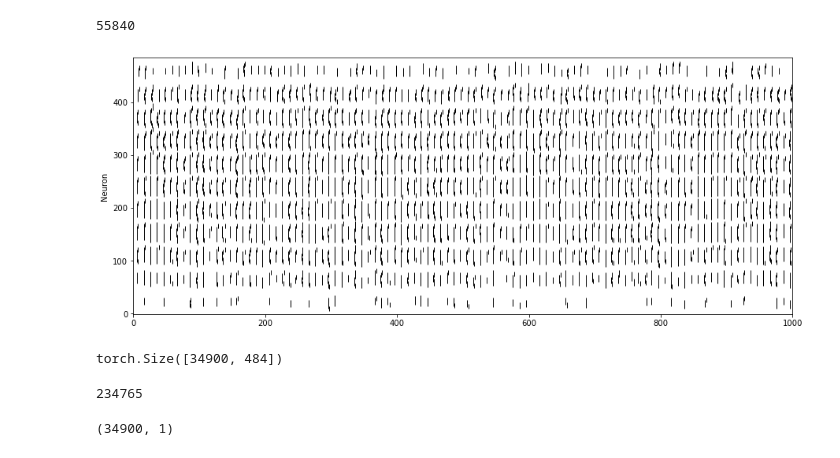
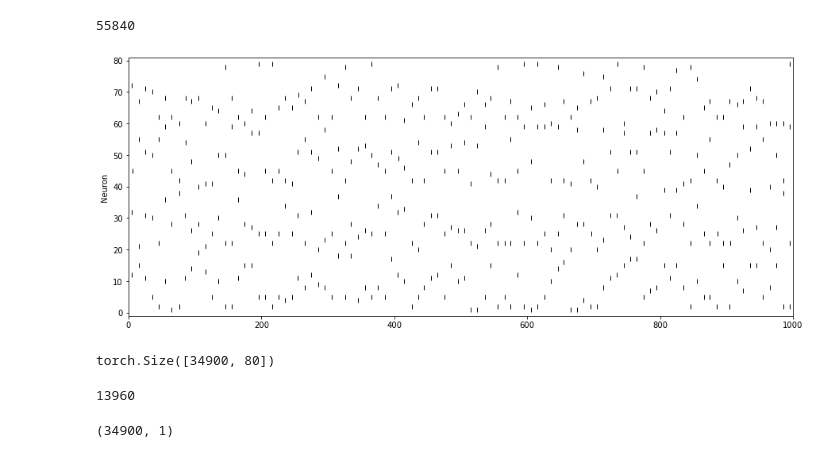
Before and after one commit to mmaximiliano/SDNN, a Jupyter notebook: patterns/SequenceVisualizer.ipynb, the cells around one changed output. Saved outputs shown, nothing was run; the diff lists cells and outputs as text; code cells hidden in the pictures.

```diff
--- a/patterns/SequenceVisualizer.ipynb
+++ b/patterns/SequenceVisualizer.ipynb
@@ -39,14 +39,14 @@ np.count_nonzero(Sin_out)
 torch.Size([34900, 320])
 55840
 # %%
-Sin_out_clean = torch.load('../cleanDSNN/results/Sin-out.pt')
+Sin_out_clean = torch.load('../cleanDSNN/results/layer_5_conv.pt')
 sv_utils.plotLIF(U=None, S=Sin_out_clean[:1000].data.numpy())
 print(Sin_out_clean.shape)
 np.count_nonzero(Sin_out_clean)
 # %% [output]
-[figure, old version]
+[figure, new version]
-torch.Size([34900, 484])
+torch.Size([34900, 80])
-234765
+13960
 # %%
 Sprobe = torch.load('../SDNN-Maxi/results/Sprobe.pt')
 Uprobe = torch.load('../SDNN-Maxi/results/Uprobe.pt')
```
